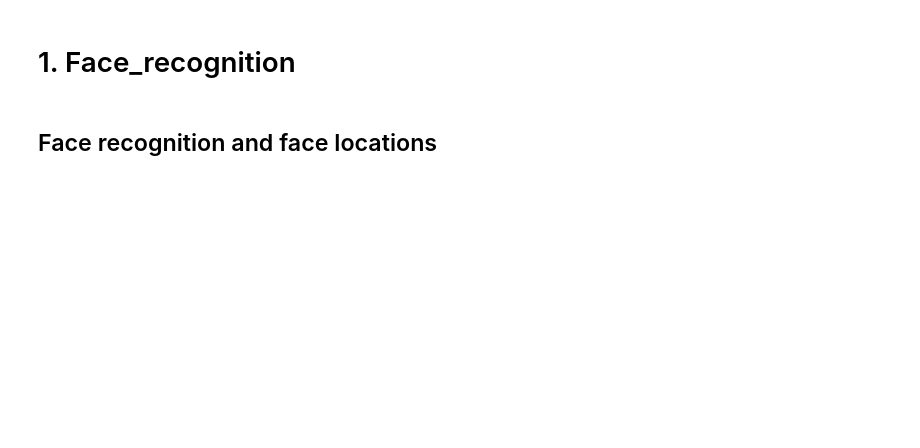
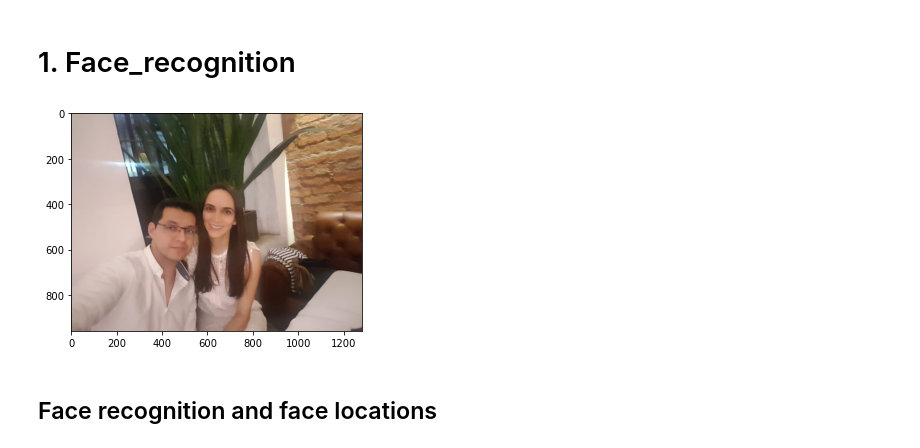
Before and after one commit to DavidReveloLuna/Face-Recognition-Example, a Jupyter notebook: Face_example.ipynb, the cells around one changed output. Saved outputs shown, nothing was run; the diff lists cells and outputs as text; code cells hidden in the pictures; blank space fills up the shorter version.

```diff
--- a/Face_example.ipynb
+++ b/Face_example.ipynb
@@ -22,9 +24,11 @@ Using TensorFlow backend.
 # 1. Face_recognition
 # %%
 # Load image
-image = face_recognition.load_image_file("OneDrive/Fotos/foto3.jpg")
+image = face_recognition.load_image_file("foto1.jpg")
 plt.imshow(image)
 plt.show()
+# %% [output]
+[figure, added]
 # %% [markdown]
 ## Face recognition and face locations
 # %%
```
Also changed, not shown: parts of 6 cells of this notebook, 3 other files.
